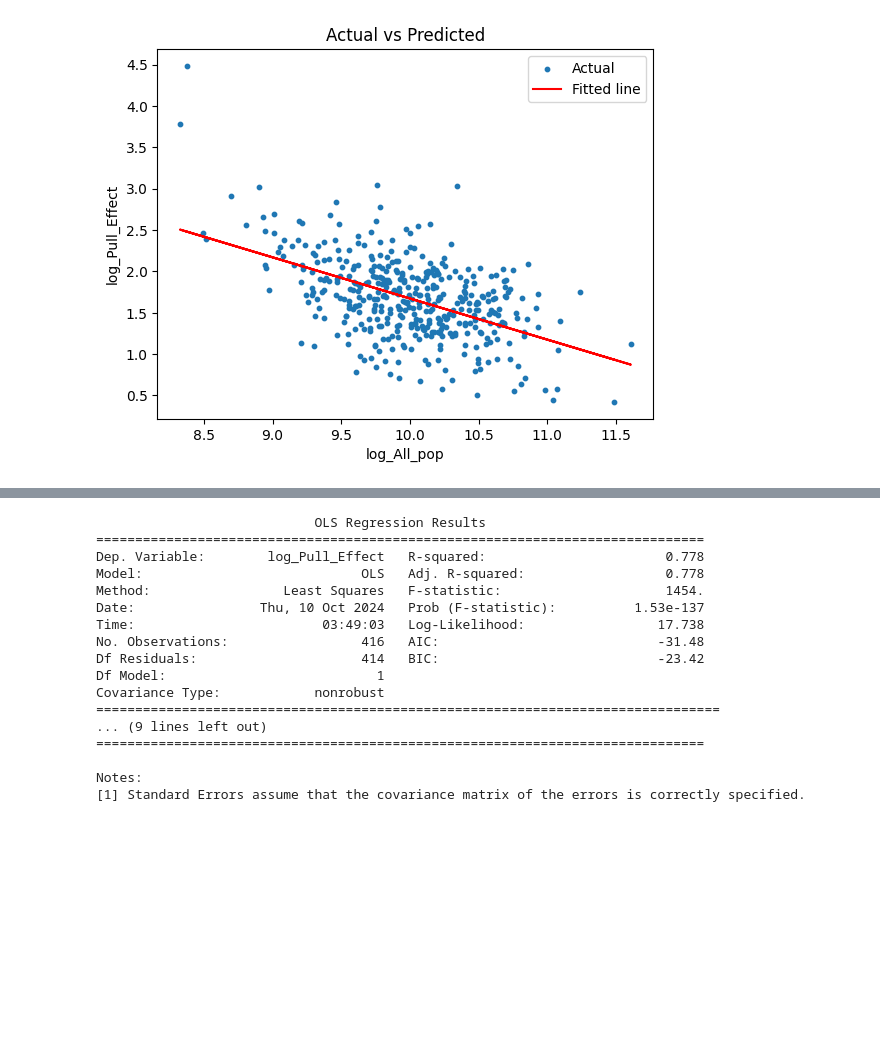
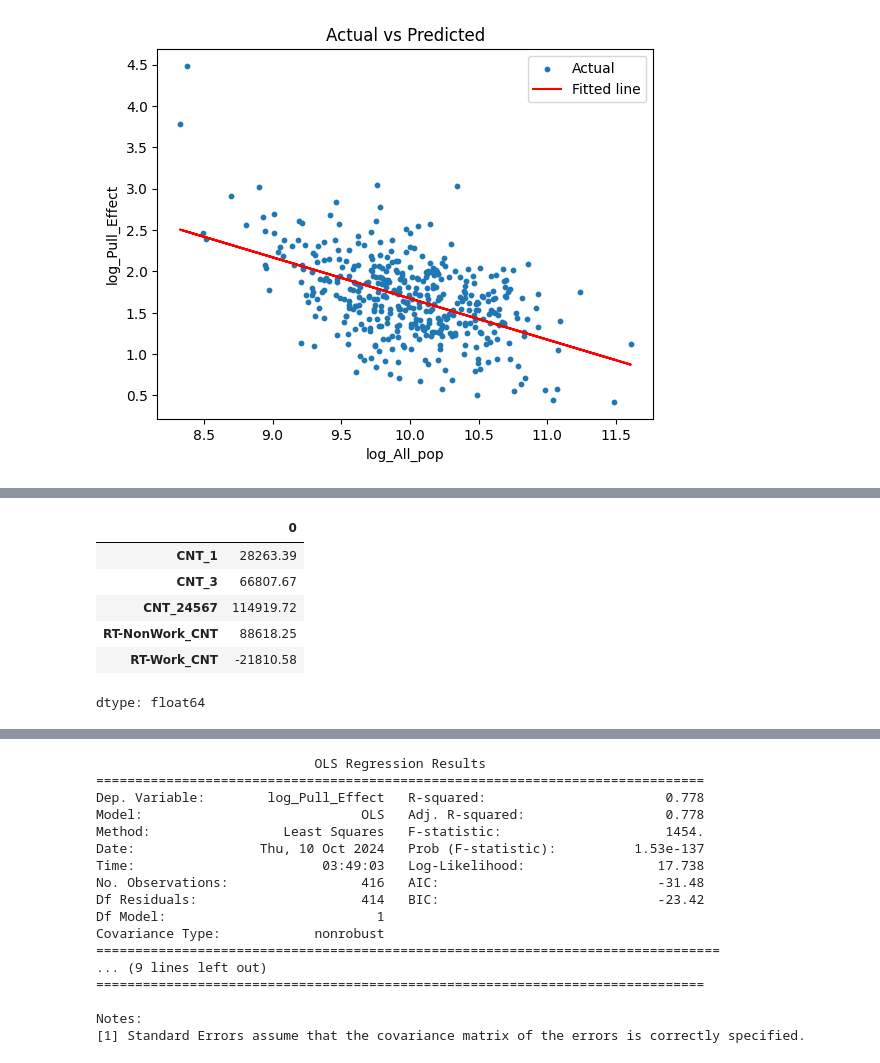
Before and after one commit to jieun0441/XMC, a Jupyter notebook: M-B_Self_containment Calculation_dong_ver2.ipynb, the cells around one changed output, grey strips where cells are left out. Saved outputs shown, nothing was run; the diff lists cells and outputs as text; code cells hidden in the pictures; blank space fills up the shorter version.

```diff
--- a/M-B_Self_containment Calculation_dong_ver2.ipynb
+++ b/M-B_Self_containment Calculation_dong_ver2.ipynb
@@ -1025,0 +1045,15 @@ See the caveats in the documentation: https://pandas.pydata.org/pandas-docs/stab
+# %%
+# 양천구 신월6동이 destination인 데이터 filtering
+df_11470610 = df.loc[df['D_ADMDONG_CD'] == 11470610, :]
+# 1: Going to Work, 2 : Going to School, 3: Going back to home, 4: Shopping, 5: Sightseeing/Tourism, 6: Hospital, 7: Others
+columns_to_sum = ['CNT_1', 'CNT_3', 'CNT_24567', 'RT-NonWork_CNT', 'RT-Work_CNT']
+column_sums = df_11470610[columns_to_sum].sum()
+column_sums
+# %% [output]
+|  | 0 |
+| CNT_1 | 28263.39 |
+| CNT_3 | 66807.67 |
+| CNT_24567 | 114919.72 |
+| RT-NonWork_CNT | 88618.25 |
+| RT-Work_CNT | -21810.58 |
+dtype: float64
```
Also changed, not shown: parts of 14 cells of this notebook.
